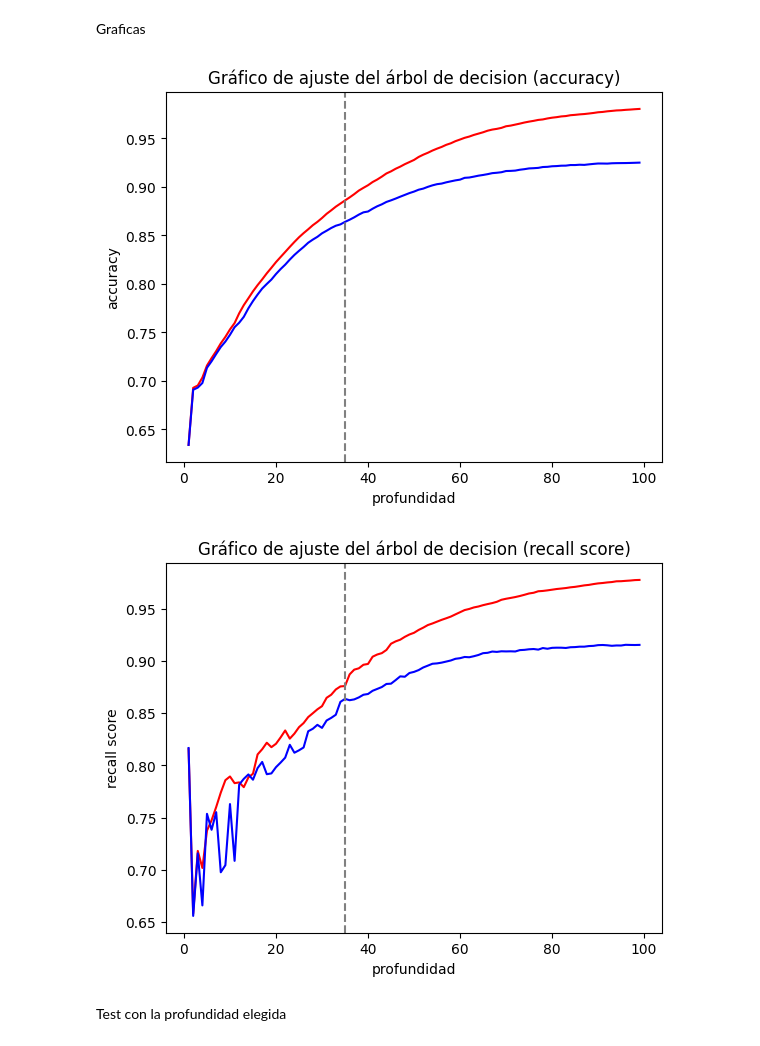
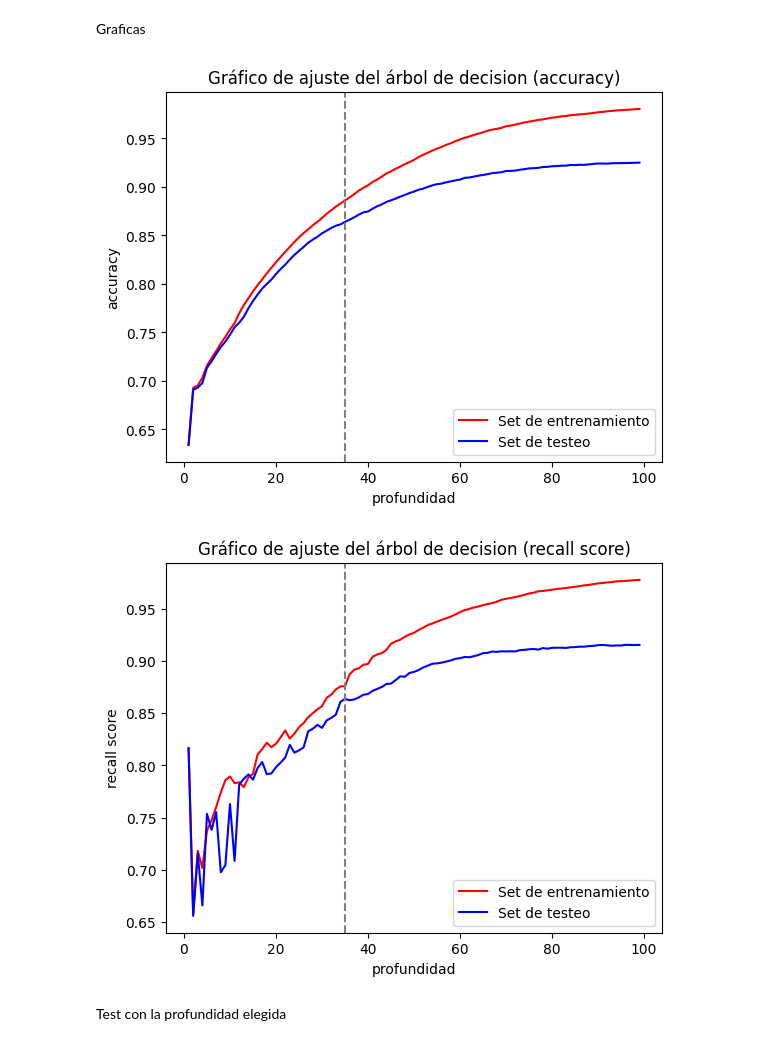
Before and after one commit to jcamilo730/Proyecto_02_predictionModel, a Jupyter notebook: treeModel.ipynb, the cells around one changed output. Drawn from its saved outputs; the diff is of its cells as text; code cells hidden in the pictures.

```diff
--- a/treeModel.ipynb
+++ b/treeModel.ipynb
@@ -59,25 +59,27 @@ df_depthTrain = pd.read_csv('tests_results/depth_train.csv', sep=';')
 # %%
 plt.figure()
 plt.plot(df_depthTrain['depth'], df_depthTrain['accuracy'], color='r', label='Set de entrenamiento')
 plt.plot(df_depthTest['depth'], df_depthTest['accuracy'], color='b', label='Set de testeo')
 plt.axvline(x=35, color = 'grey', linestyle="--")
 plt.title('Gráfico de ajuste del árbol de decision (accuracy)', fontsize = 12)
+plt.legend()
 plt.xlabel("profundidad")
 plt.ylabel("accuracy")
 plt.show()
 # %% [output]
-[figure, old version]
+[figure, new version]
 # %%
 plt.figure()
 plt.plot(df_depthTrain['depth'], df_depthTrain['recallScore'], color='r', label='Set de entrenamiento')
 plt.plot(df_depthTest['depth'], df_depthTest['recallScore'], color='b', label='Set de testeo')
 plt.axvline(x=35, color = 'grey', linestyle="--")
 plt.title('Gráfico de ajuste del árbol de decision (recall score)', fontsize = 12)
+plt.legend()
 plt.xlabel("profundidad")
 plt.ylabel("recall score")
 plt.show()
 # %% [output]
-[figure, old version]
+[figure, new version]
 # %% [markdown]
 Test con la profundidad elegida
 # %%
```
Also changed, not shown: parts of 3 cells of this notebook, 6 other files.
